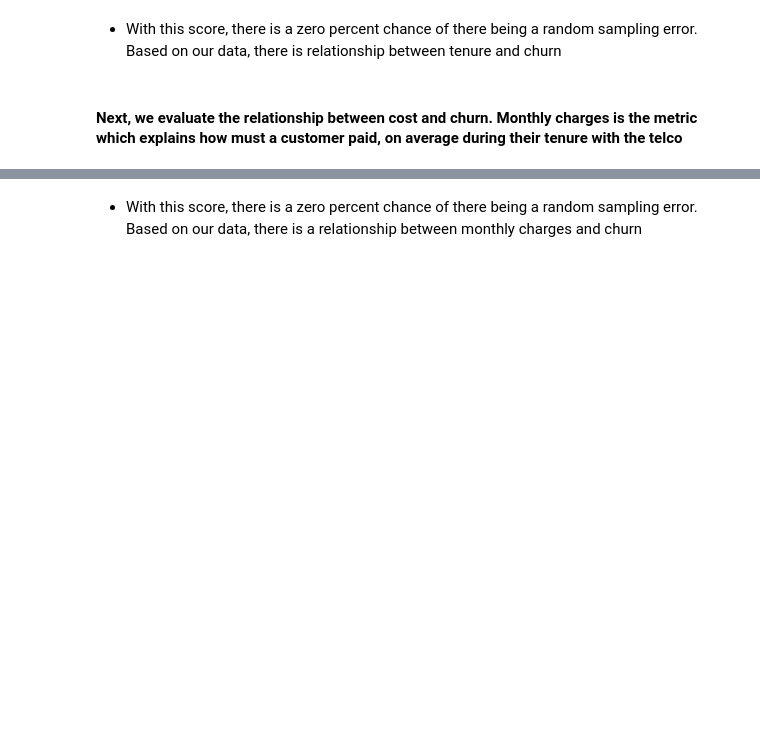
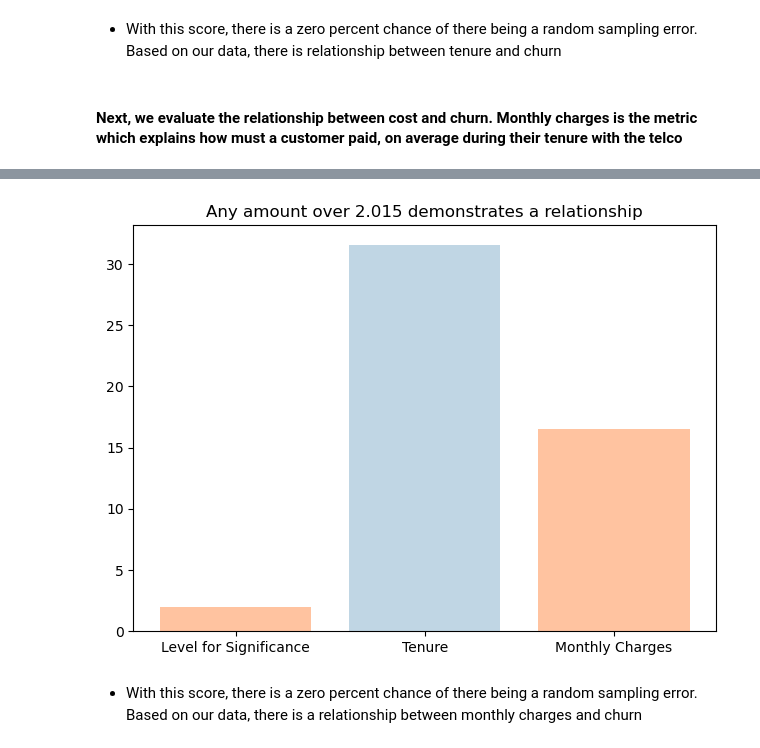
Before and after one commit to jcrosenberger/project1-telco, a Jupyter notebook: Main-Project.ipynb, the cells around one changed output, grey strips where cells are left out. Drawn from its saved outputs; the diff is of its cells as text; code cells hidden in the pictures; blank space fills up the shorter version.

Commit message:
I lied, one last set of changes to make final graph

```diff
--- a/Main-Project.ipynb
+++ b/Main-Project.ipynb
@@ -81,9 +81,10 @@ evaluate.make_pie(telco, 'churn')
 # %% [markdown]
 #### First, tenure's relationship to churn
 # %%
-t, p = evaluate.get_t_score(telco, 'tenure', 'churn')
-print(f't = {t:.2f}')
-print(f'p = {p:.2f}')
+tenure_t, tenure_p = evaluate.get_t_score(telco, 'tenure', 'churn')
+print(f't = {tenure_t:.2f}')
+print(f'p = {tenure_p:.2f}')
+#2.015
 # %% [output]
 t = -31.58
 p = 0.00
@@ -92,7 +93,7 @@ p = 0.00
 # %% [markdown]
 #### Next, we evaluate the relationship between cost and churn. Monthly charges is the metric which explains how must a customer paid, on average during their tenure with the telco
 # %%
-t, p = evaluate.get_t_score(telco, 'monthly_charges', 'churn')
-print(f't = {t:.4f}')
-print(f'p = {p:.4f}')
+month_t, month_p = evaluate.get_t_score(telco, 'monthly_charges', 'churn')
+print(f't = {month_t:.2f}')
+print(f'p = {month_p:.2f}')
 # %% [output]
@@ -101,3 +102,9 @@ p = 0.0000
+# %%
+t_test_comp = [2.015, abs(tenure_t),abs(month_t)]
+# %%
+evaluate.t_test_bar(t_test_comp)
+# %% [output]
+[figure, added]
 # %% [markdown]
 - With this score, there is a zero percent chance of there being a random sampling error. Based on our data, there is a relationship between monthly charges and churn
 # %% [markdown]
```
Also changed, not shown: parts of 1 cell of this notebook, 1 other file.
